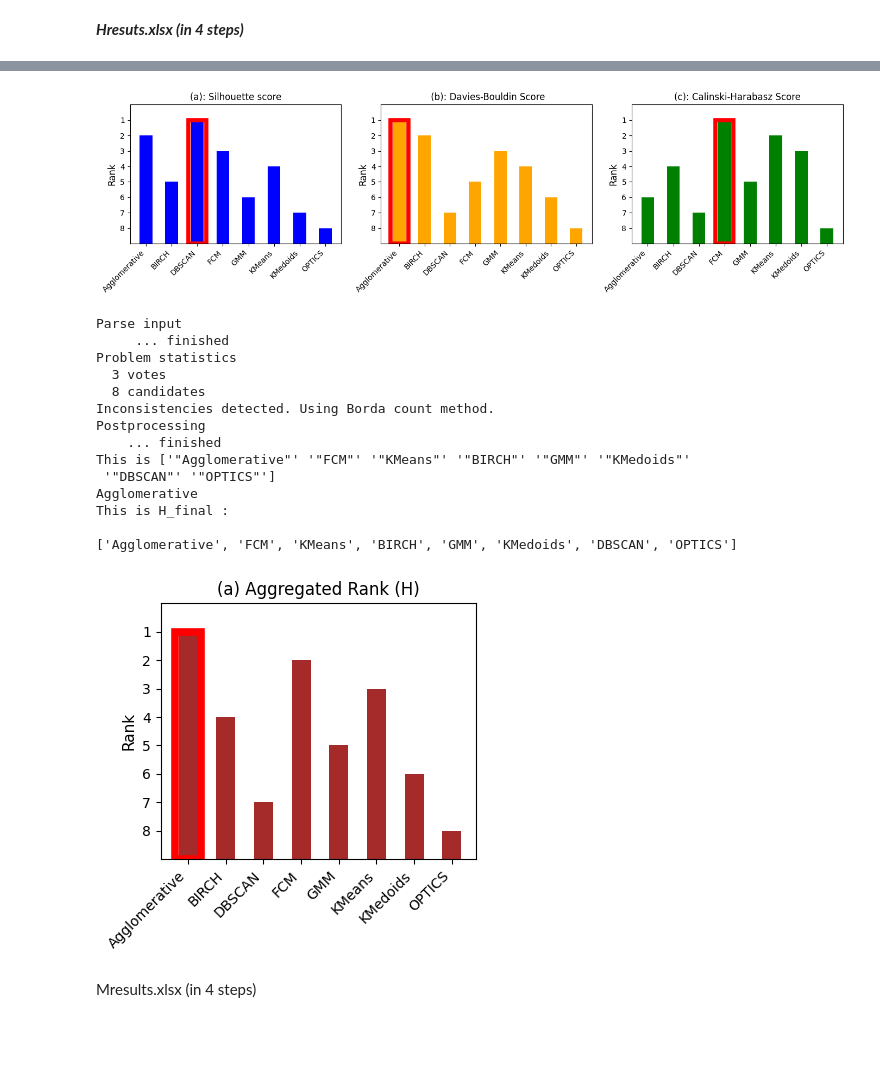
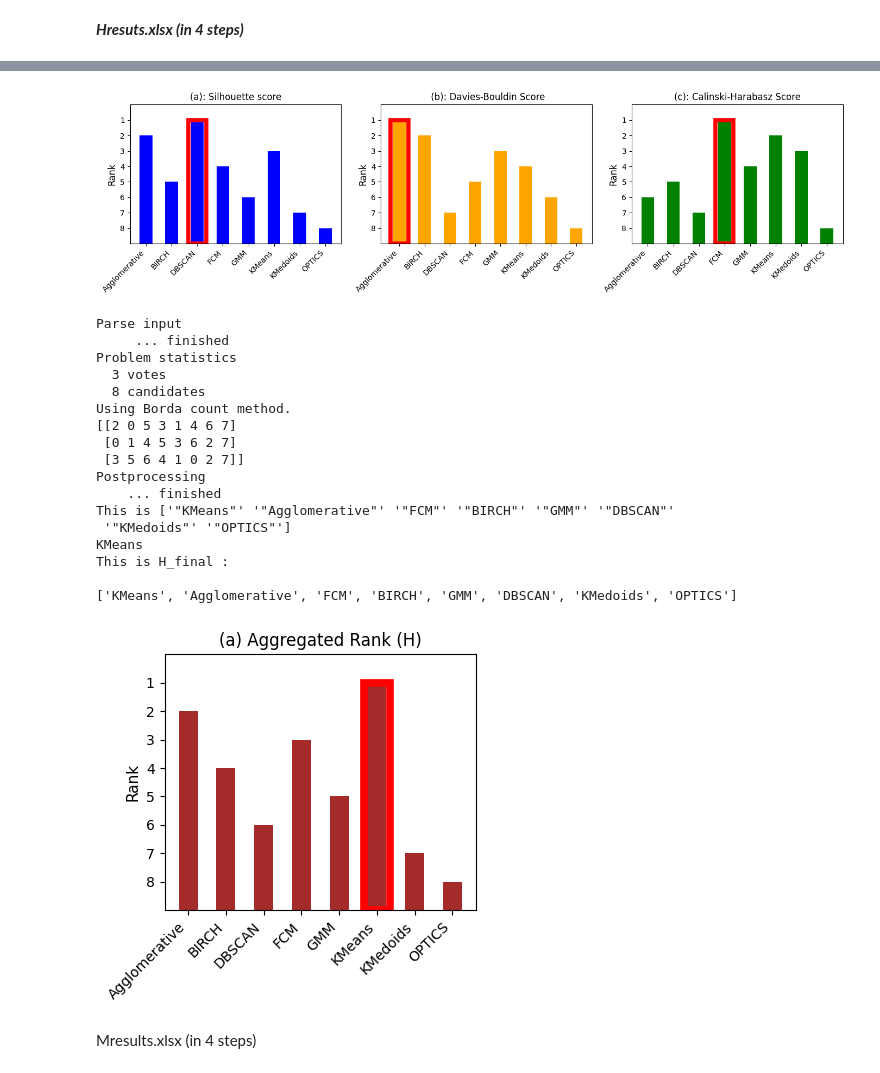
Before and after one commit to mm6396/ClusterComp, a Jupyter notebook: evaluation_modulus8.ipynb, the cells around one changed output, grey strips where cells are left out. Drawn from its saved outputs; the diff is of its cells as text; code cells hidden in the pictures; blank space fills up the shorter version.

```diff
--- a/evaluation_modulus8.ipynb
+++ b/evaluation_modulus8.ipynb
@@ -664,13 +699,3 @@ datasets/test1_processed.xlsx already exists. Overwriting...
 datasets/test2_processed.xlsx already exists. Overwriting...
 datasets/test3_processed.xlsx already exists. Overwriting...
 datasets/test4_processed.xlsx already exists. Overwriting...
-# %%
-#print(KemenyRanking('tuning_list_Kemeny_kmeans.txt').get_solution())
-file_path = "rank_list/tuning_list_kmeans2.txt"
-rankings,cols = parse_rankings(file_path)
-
-dist, aggr = rankaggr_brute(rankings)
-
-print_rankings(dist, aggr,cols)
-#Kmeans_Aggregate = get_array_rankings(aggr,cols)
-#print(Kmeans_Aggregate)
@@ -1740,9 +1763,9 @@ import matplotlib.pyplot as plt
 
 
 #.....................................................
-HM_Silhoute = KemenyRanking2('score_results/HMresult_Silhouette.txt').compute_solution()
-HM_DaviesBouldin = KemenyRanking2('score_results/HMresult_Davies-Bouldin.txt').compute_solution()
-HM_Calinski_Harabasz = KemenyRanking2('score_results/HMresult_Calinski-Harabasz.txt').compute_solution()
+HM_Silhoute = Aggregation_method_3('score_results/HMresult_Silhouette.txt').compute_solution()
+HM_DaviesBouldin = Aggregation_method_3('score_results/HMresult_Davies-Bouldin.txt').compute_solution()
+HM_Calinski_Harabasz = Aggregation_method_3('score_results/HMresult_Calinski-Harabasz.txt').compute_solution()
 
 with open('score_results/HM_results.txt', 'w') as f:
     f.write("Sil: " + ' '.join(["'{}'".format(method) for method in HM_Silhoute]) + "\n")
@@ -1803,7 +1826,7 @@ plt.show()
 
 
 
-HM_final2 = KemenyRanking2('score_results/HM_results.txt').compute_solution()
+HM_final2 = Aggregation_method_3('score_results/HM_results.txt').compute_solution()
 
 print("This is HM_final2", HM_final2)
 HM_final0 = ', '.join([method.strip('"') for method in HM_final2])
@@ -2096,9 +2118,9 @@ import pandas as pd
 import matplotlib.pyplot as plt
 
 
-H_Silhoute = KemenyRanking2('score_results/Hresult_Silhouette.txt').compute_solution()
-H_DaviesBouldin = KemenyRanking2('score_results/Hresult_Davies-Bouldin.txt').compute_solution()
-H_Calinski_Harabasz = KemenyRanking2('score_results/Hresult_Calinski-Harabasz.txt').compute_solution()
+H_Silhoute = Aggregation_method_3('score_results/Hresult_Silhouette.txt').compute_solution()
+H_DaviesBouldin = Aggregation_method_3('score_results/Hresult_Davies-Bouldin.txt').compute_solution()
+H_Calinski_Harabasz = Aggregation_method_3('score_results/Hresult_Calinski-Harabasz.txt').compute_solution()
 
 with open('score_results/H_results.txt', 'w') as f:
     f.write("Sil: " + ' '.join(["'{}'".format(method) for method in H_Silhoute]) + "\n")
@@ -2158,7 +2180,7 @@ plt.show()
 
 
 
-H_final2 = KemenyRanking2('score_results/H_results.txt').compute_solution()
+H_final2 = Aggregation_method_3('score_results/H_results.txt').compute_solution()
 
 print("This is", H_final2)
 H_final0 = ', '.join([method.strip('"') for method in H_final2])
@@ -2238,19 +2260,22 @@ H_Silhoute: ['DBSCAN', 'Agglomerative', 'FCM', 'KMeans', 'BIRCH', 'GMM', 'KMedoi
-[figure, old version]
+[figure, new version]
 Parse input
      ... finished
 Problem statistics
   3 votes
   8 candidates
-Inconsistencies detected. Using Borda count method.
+Using Borda count method.
+[[2 0 5 3 1 4 6 7]
+ [0 1 4 5 3 6 2 7]
+ [3 5 6 4 1 0 2 7]]
 Postprocessing
     ... finished
-This is ['"Agglomerative"' '"FCM"' '"KMeans"' '"BIRCH"' '"GMM"' '"KMedoids"'
- '"DBSCAN"' '"OPTICS"']
-Agglomerative
+This is ['"KMeans"' '"Agglomerative"' '"FCM"' '"BIRCH"' '"GMM"' '"DBSCAN"'
+ '"KMedoids"' '"OPTICS"']
+KMeans
 This is H_final :
 
-['Agglomerative', 'FCM', 'KMeans', 'BIRCH', 'GMM', 'KMedoids', 'DBSCAN', 'OPTICS']
+['KMeans', 'Agglomerative', 'FCM', 'BIRCH', 'GMM', 'DBSCAN', 'KMedoids', 'OPTICS']
-[figure, old version]
+[figure, new version]
 # %% [markdown]
 Mresults.xlsx (in 4 steps)
 # %%
```
Also changed, not shown: parts of 27 cells of this notebook, 50 other files.
